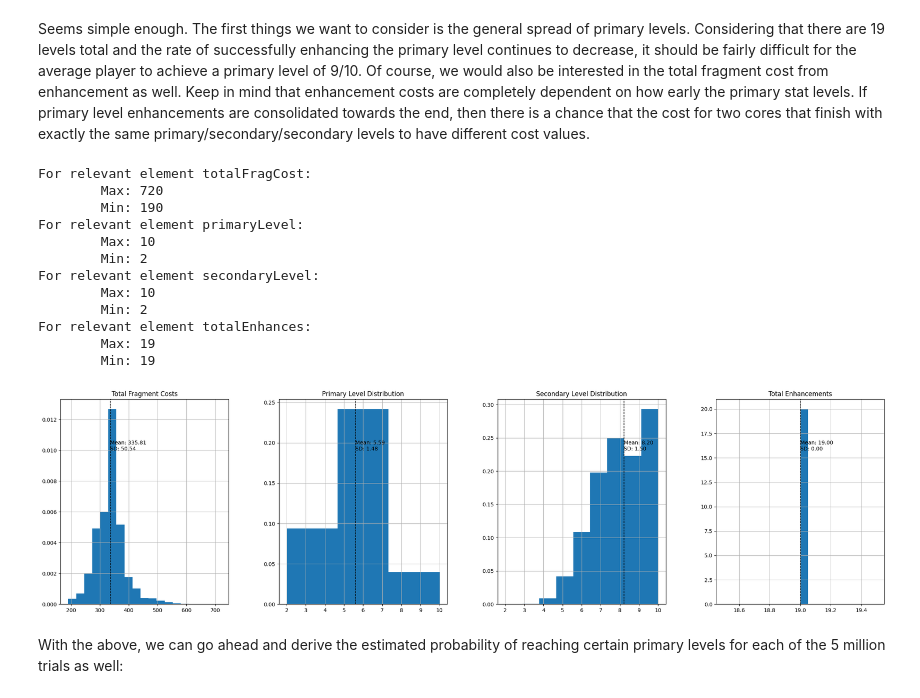
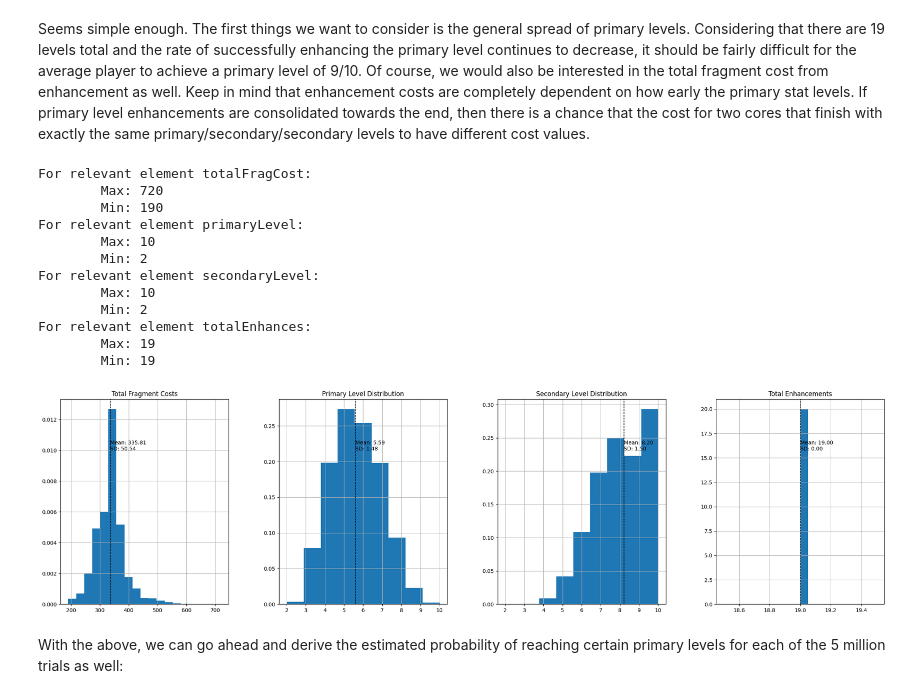
Before and after one commit to BrianMH/MSim, a Jupyter notebook: analysis/hexa_analysis.ipynb, the cells around one changed output. Saved outputs shown, nothing was run; the diff lists cells and outputs as text; code cells hidden in the pictures.

```diff
--- a/analysis/hexa_analysis.ipynb
+++ b/analysis/hexa_analysis.ipynb
@@ -62,29 +62,29 @@ def plotMeanLine(dataset: pd.Series, axis, meanMult: float = 1.2) -> None:
 # %%
 # plot hists and meanlines
 fig, ax = plt.subplots(1, 4, figsize = (28, 7))
-binCnts = [19, 3, 9, 20]
+binCnts = [19, 9, 9, 20]
 plotNames = ["Total Fragment Costs", "Primary Level Distribution", "Secondary Level Distribution", "Total Enhancements"] # secondary / tertiary distribution is equivalent
 
 for elemInd, relElem in enumerate(['totalFragCost', 'primaryLevel', 'secondaryLevel', 'totalEnhances']):
     hexDf.hist([relElem], bins = binCnts[elemInd], ax = ax[elemInd], density = True)
     ax[elemInd].set_title(plotNames[elemInd])
     plotMeanLine(hexDf[relElem], ax[elemInd], meanMult = 1.0)
 
     print("For relevant element {}:\n\tMax: {}\n\tMin: {}".format(relElem, hexDf[relElem].max(), hexDf[relElem].min()))
 # %% [output]
 For relevant element totalFragCost:
         Max: 720
         Min: 190
 For relevant element primaryLevel:
         Max: 10
         Min: 2
 For relevant element secondaryLevel:
         Max: 10
         Min: 2
 For relevant element totalEnhances:
         Max: 19
         Min: 19
-[figure, old version]
+[figure, new version]
 # %% [markdown]
 With the above, we can go ahead and derive the estimated probability of reaching certain primary levels for each of the 5 million trials as well:
 # %%
```
Also changed, not shown: parts of 4 cells of this notebook, 1 other file.
